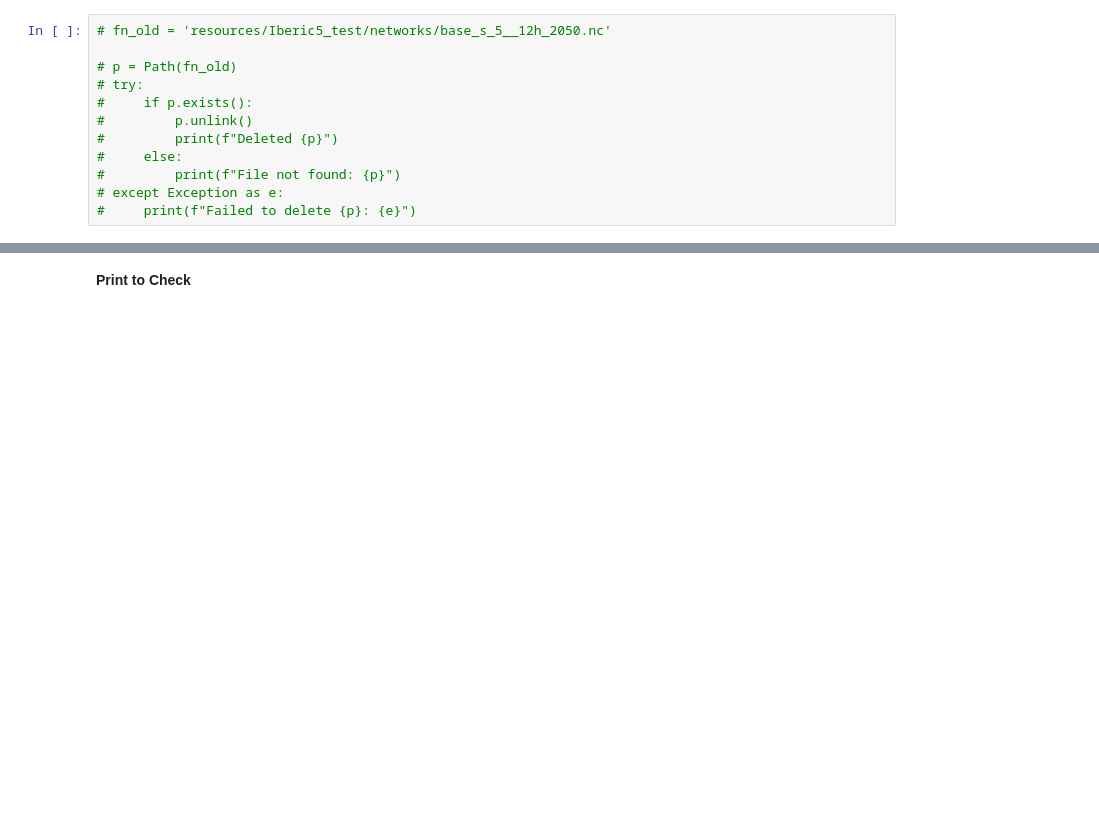
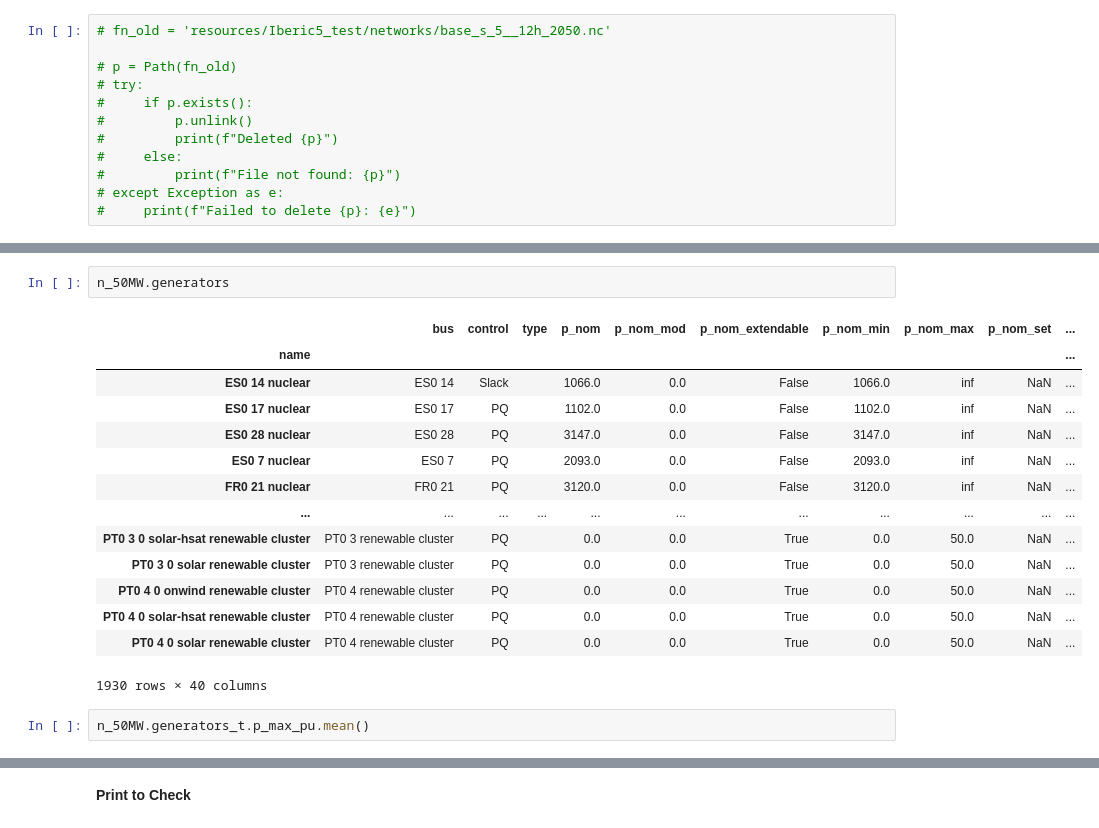
Before and after one commit to FrugisRoss/pypsa-eur, a Jupyter notebook: SectorCoupled_Plotting.ipynb, the cells around one changed output, grey strips where cells are left out. Drawn from its saved outputs; the diff is of its cells as text; blank space fills up the shorter version.

```diff
--- a/SectorCoupled_Plotting.ipynb
+++ b/SectorCoupled_Plotting.ipynb
@@ -95,0 +133,19 @@ h_per_snapshot = n_2035.snapshot_weightings.objective.sum() / len(n_2035.snapsho
+# %%
+n_50MW.generators
+# %% [output]
+|  | bus | control | type | p_nom | p_nom_mod | p_nom_extendable | p_nom_min | p_nom_max | p_nom_set | ... |
+| name |  |  |  |  |  |  |  |  |  | ... |
+| ES0 14 nuclear | ES0 14 | Slack |  | 1066.0 | 0.0 | False | 1066.0 | inf | NaN | ... |
+| ES0 17 nuclear | ES0 17 | PQ |  | 1102.0 | 0.0 | False | 1102.0 | inf | NaN | ... |
+| ES0 28 nuclear | ES0 28 | PQ |  | 3147.0 | 0.0 | False | 3147.0 | inf | NaN | ... |
+| ES0 7 nuclear | ES0 7 | PQ |  | 2093.0 | 0.0 | False | 2093.0 | inf | NaN | ... |
+| FR0 21 nuclear | FR0 21 | PQ |  | 3120.0 | 0.0 | False | 3120.0 | inf | NaN | ... |
+| ... | ... | ... | ... | ... | ... | ... | ... | ... | ... | ... |
+| PT0 3 0 solar-hsat renewable cluster | PT0 3 renewable cluster | PQ |  | 0.0 | 0.0 | True | 0.0 | 50.0 | NaN | ... |
+| PT0 3 0 solar renewable cluster | PT0 3 renewable cluster | PQ |  | 0.0 | 0.0 | True | 0.0 | 50.0 | NaN | ... |
+| PT0 4 0 onwind renewable cluster | PT0 4 renewable cluster | PQ |  | 0.0 | 0.0 | True | 0.0 | 50.0 | NaN | ... |
+| PT0 4 0 solar-hsat renewable cluster | PT0 4 renewable cluster | PQ |  | 0.0 | 0.0 | True | 0.0 | 50.0 | NaN | ... |
+| PT0 4 0 solar renewable cluster | PT0 4 renewable cluster | PQ |  | 0.0 | 0.0 | True | 0.0 | 50.0 | NaN | ... |
+1930 rows × 40 columns
+# %%
+n_50MW.generators_t.p_max_pu.mean()
```
Also changed, not shown: parts of 34 cells of this notebook, 6 other files.
